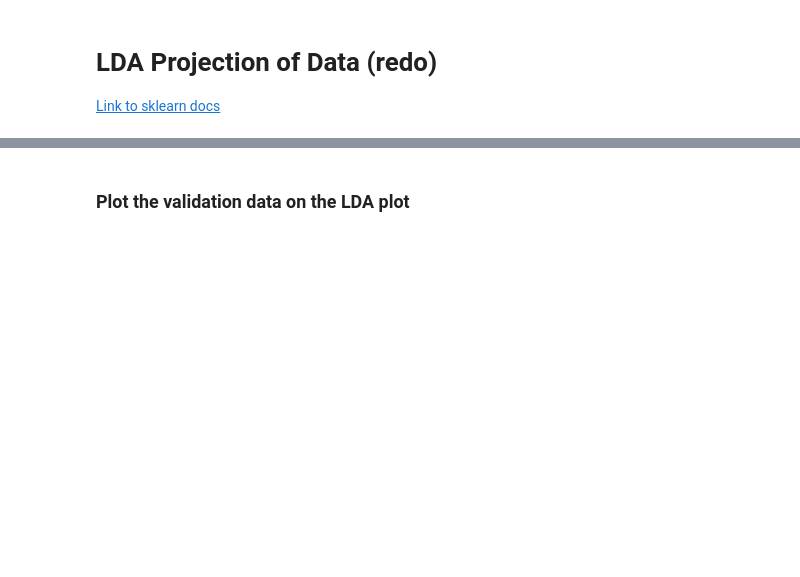
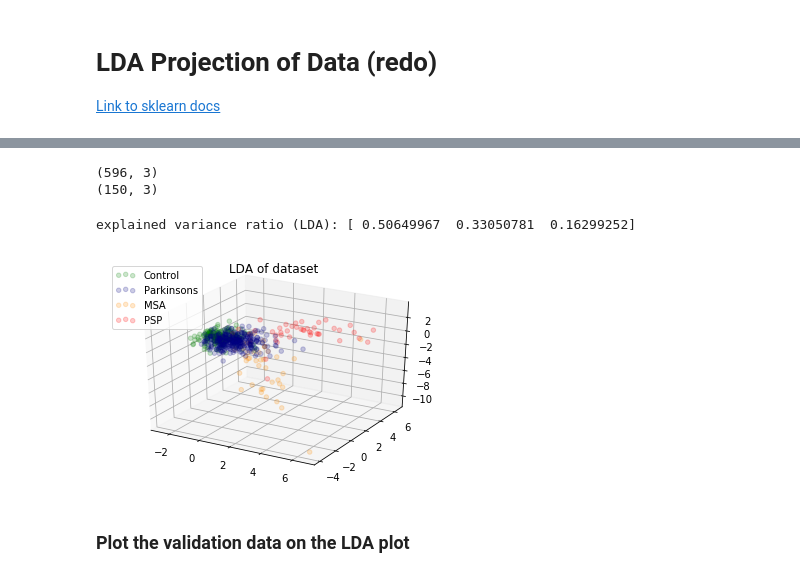
Before and after one commit to jtbricker/parkinsons-ml, a Jupyter notebook: LDA_redo.ipynb, the cells around one changed output, grey strips where cells are left out. Cells and saved outputs as stored; diff of their text form; code cells hidden in the pictures; blank space fills up the shorter version.

```diff
--- a/LDA_redo.ipynb
+++ b/LDA_redo.ipynb
@@ -158,3 +324,36 @@ model.score(X_valid_lda, y_valid)
+# %%
+# Transform train and test data with lda model
+X_train_lda = lda.transform(X_train_std)
+X_test_lda = lda.transform(X_test_std)
+print(X_train_lda.shape)
+print(X_test_lda.shape)
+# %% [output]
+(596, 3)
+(150, 3)
+# %%
+print('explained variance ratio (LDA): %s'
+      % str(lda.explained_variance_ratio_))
+# %% [output]
+explained variance ratio (LDA): [ 0.50649967  0.33050781  0.16299252]
+# %%
+# Plot the LDA-transformed training data in 3d
+import matplotlib.pyplot as plt
+from mpl_toolkits.mplot3d import Axes3D
+
+
+fig = plt.figure()
+ax = fig.add_subplot(111, projection='3d')
+colors = ['green', 'navy', 'darkorange', 'red']
+target_names = ['Control', 'Parkinsons', 'MSA', 'PSP']
+for color, i, target_name in zip(colors, [0, 1, 2, 3], target_names):
+    ax.scatter(X_train_lda[y_train == i, 0], X_train_lda[y_train == i, 1], X_train_lda[y_train == i, 2], alpha=.2, color=color,
+                label=target_name)
+plt.legend(loc='best', shadow=False, scatterpoints=3)
+plt.title('LDA of dataset')
+
+plt.show()
+# %% [output]
+[figure, added]
 # %% [markdown]
 ### Plot the validation data on the LDA plot
 # %%
```
Also changed, not shown: parts of 29 cells of this notebook, 4 other files.
